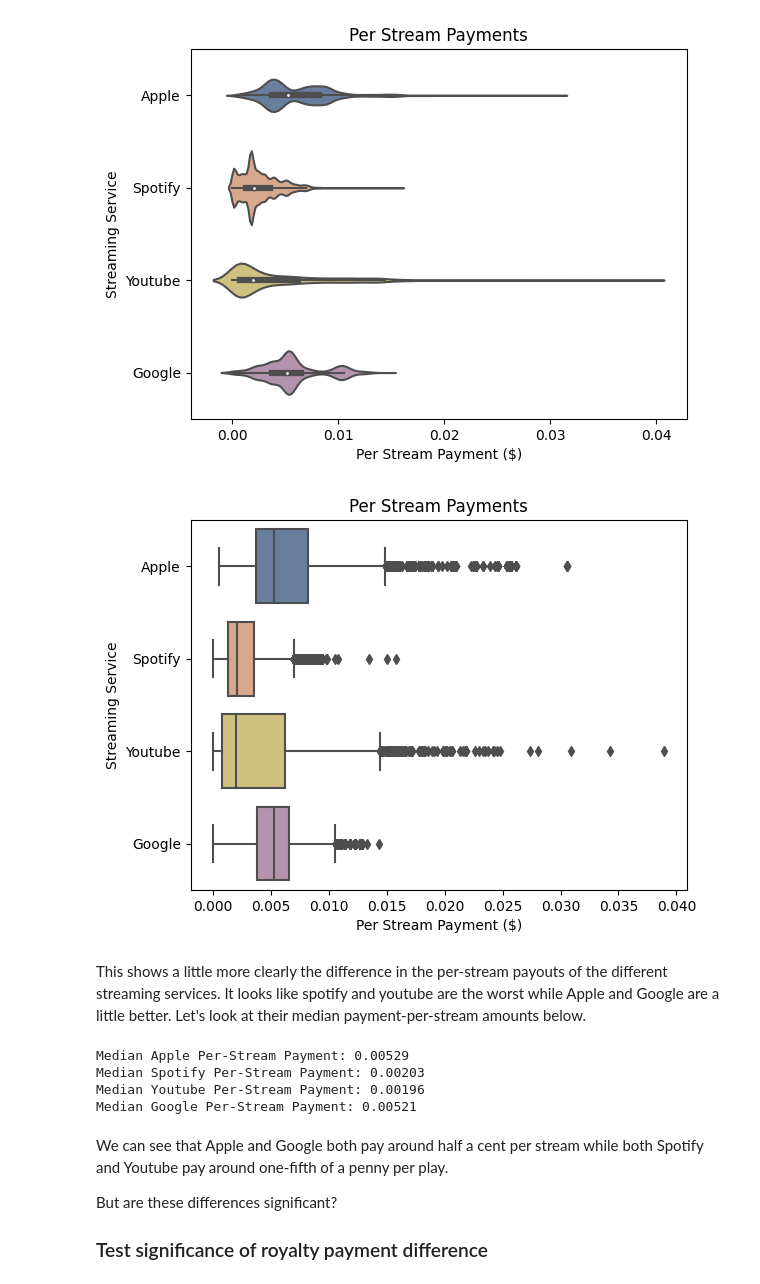
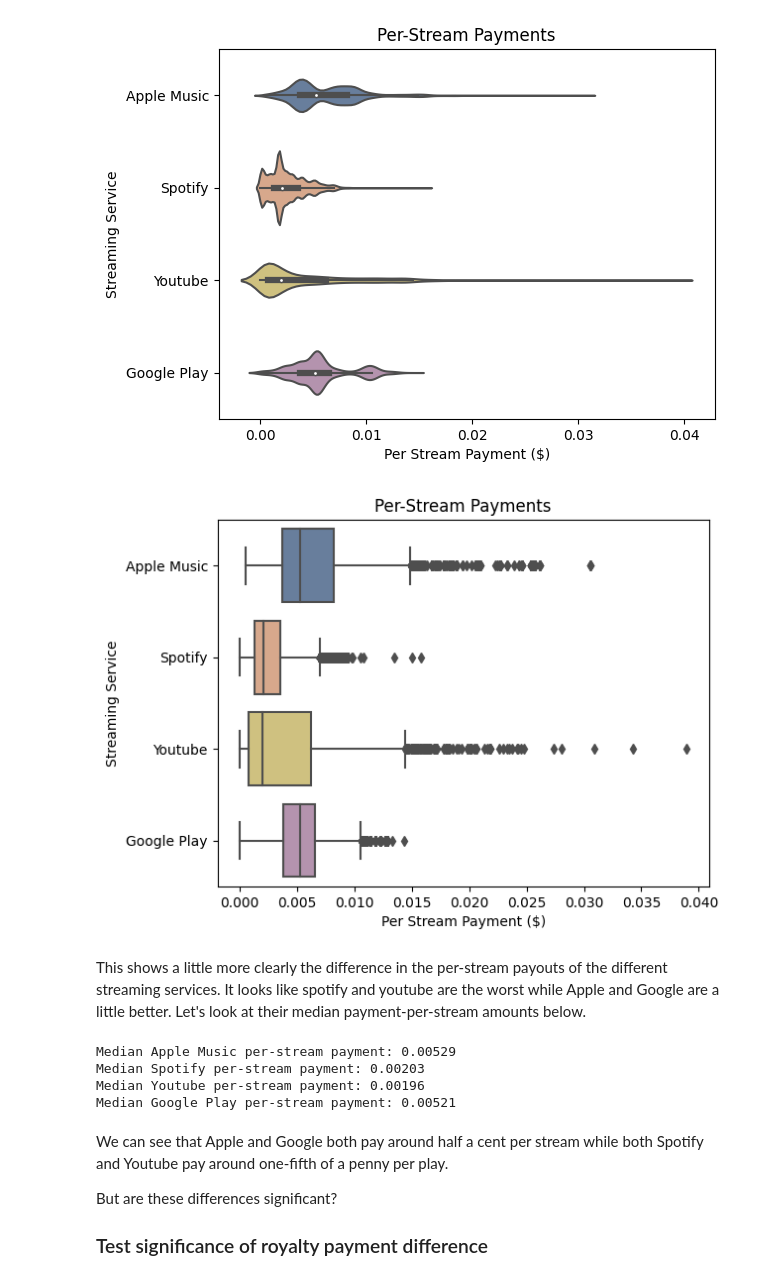
Before and after one commit to nolaneley/analysis_my_streaming_royalties, a Jupyter notebook: royalty_analysis.ipynb, the cells around one changed output. Saved outputs shown, nothing was run; the diff lists cells and outputs as text; code cells hidden in the pictures.

```diff
--- a/royalty_analysis.ipynb
+++ b/royalty_analysis.ipynb
@@ -62,0 +75,10 @@ plt.show()
+# %%
+# Get list of top 4 streaming services
+top_partners = list(plays_dict.keys())
+top_partners.remove('Other')
+
+print("Total streams from all streaming services: " + str(sum(df.Quantity.values)))
+
+for partner in top_partners:
+    total_streams = sum(df[df['Partner Name']==partner].Quantity.values)
+    print("\n" + partner + " total streams: " + str(total_streams))
@@ -94,35 +115,36 @@ TO DO: adjust colors and order of things
 # %%
 # Violin plots of top services
-sns.violinplot(data=df[df['Partner Name'].isin(plays_dict.keys())],
+sns.violinplot(data=df[df['Partner Name'].isin(top_partners)],
                x='Price', y='Partner Name', palette=colors)
-plt.title('Per Stream Payments')
+plt.title('Per-Stream Payments')
 plt.xlabel('Per Stream Payment ($)')
 plt.ylabel('Streaming Service')
+plt.savefig("violin_plots.png", format='png', dpi=300, bbox_inches='tight')
 plt.show()
 # %% [output]
-[figure, old version]
+[figure, new version]
 # %%
 # Box plots of top services
-sns.boxplot(data=df[df['Partner Name'].isin(plays_dict.keys())],
+sns.boxplot(data=df[df['Partner Name'].isin(top_partners)],
                x='Price', y='Partner Name', palette=colors)
-plt.title('Per Stream Payments')
+plt.title('Per-Stream Payments')
 plt.xlabel('Per Stream Payment ($)')
 plt.ylabel('Streaming Service')
+plt.savefig("box_plots.png", format='png', dpi=300, bbox_inches='tight')
 plt.show()
 # %% [output]
-[figure, old version]
+[figure, new version]
 # %% [markdown]
 This shows a little more clearly the difference in the per-stream payouts of the different streaming services. It looks like spotify and youtube are the worst while Apple and Google are a little better. Let's look at their median payment-per-stream amounts below.
 # %%
-for service in plays_dict.keys():
-    if service in df['Partner Name'].unique():
-        sub_df = df[df['Partner Name']==service]
-        print("Median " + service + " Per-Stream Payment: " + str(round(np.median(sub_df.Price), 5)))
+for service in top_partners:
+    sub_df = df[df['Partner Name']==service]
+    print("Median " + service + " per-stream payment: " + str(round(np.median(sub_df.Price), 5)))
 # %% [output]
-Median Apple Per-Stream Payment: 0.00529
-Median Spotify Per-Stream Payment: 0.00203
-Median Youtube Per-Stream Payment: 0.00196
-Median Google Per-Stream Payment: 0.00521
+Median Apple Music per-stream payment: 0.00529
+Median Spotify per-stream payment: 0.00203
+Median Youtube per-stream payment: 0.00196
+Median Google Play per-stream payment: 0.00521
 # %% [markdown]
 We can see that Apple and Google both pay around half a cent per stream while both Spotify and Youtube pay around one-fifth of a penny per play.
 
```
Also changed, not shown: parts of 17 cells of this notebook, 11 other files.
